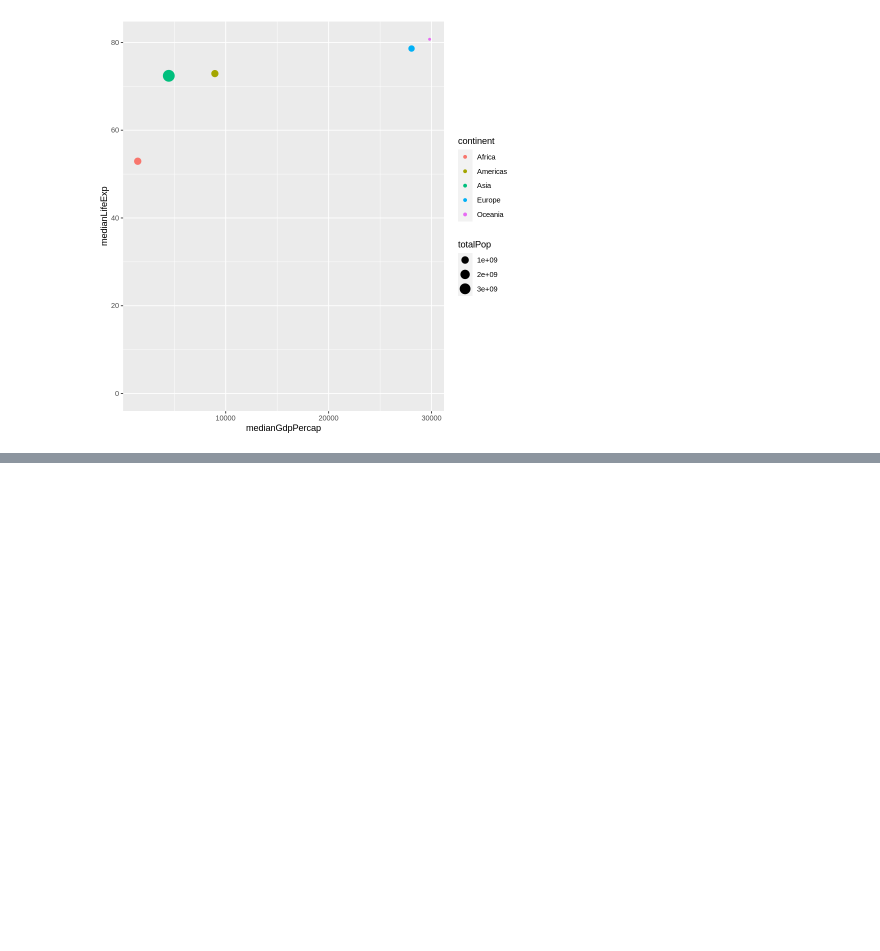
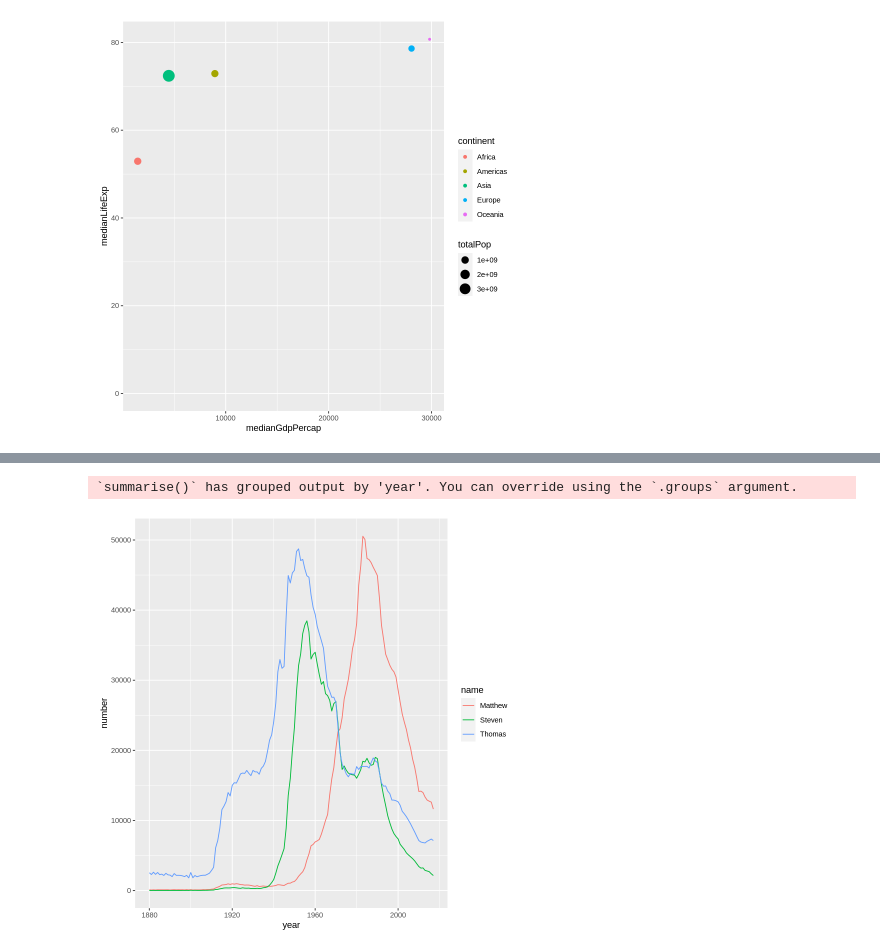
Before and after one commit to polaroidz/polaroidz, a Jupyter notebook: R_Handbook.ipynb, the cells around one changed output, grey strips where cells are left out. Cells and saved outputs as stored; diff of their text form; code cells hidden in the pictures; blank space fills up the shorter version.

```diff
--- a/R_Handbook.ipynb
+++ b/R_Handbook.ipynb
@@ -490,0 +532,11 @@ ggplot(by_continent_2007, aes(x = medianGdpPercap, y = medianLifeExp, color=cont
+# %%
+selected_names <- babynames %>%
+  filter(name %in% c("Steven", "Thomas", "Matthew")) %>%
+  group_by(year, name) %>%
+  summarize(number = sum(n))
+
+ggplot(selected_names, aes(x = year, y = number, color = name)) +
+  geom_line()
+# %% [output]
+`summarise()` has grouped output by 'year'. You can override using the `.groups` argument.
+[figure, added]
```
Also changed, not shown: parts of 9 cells of this notebook.
